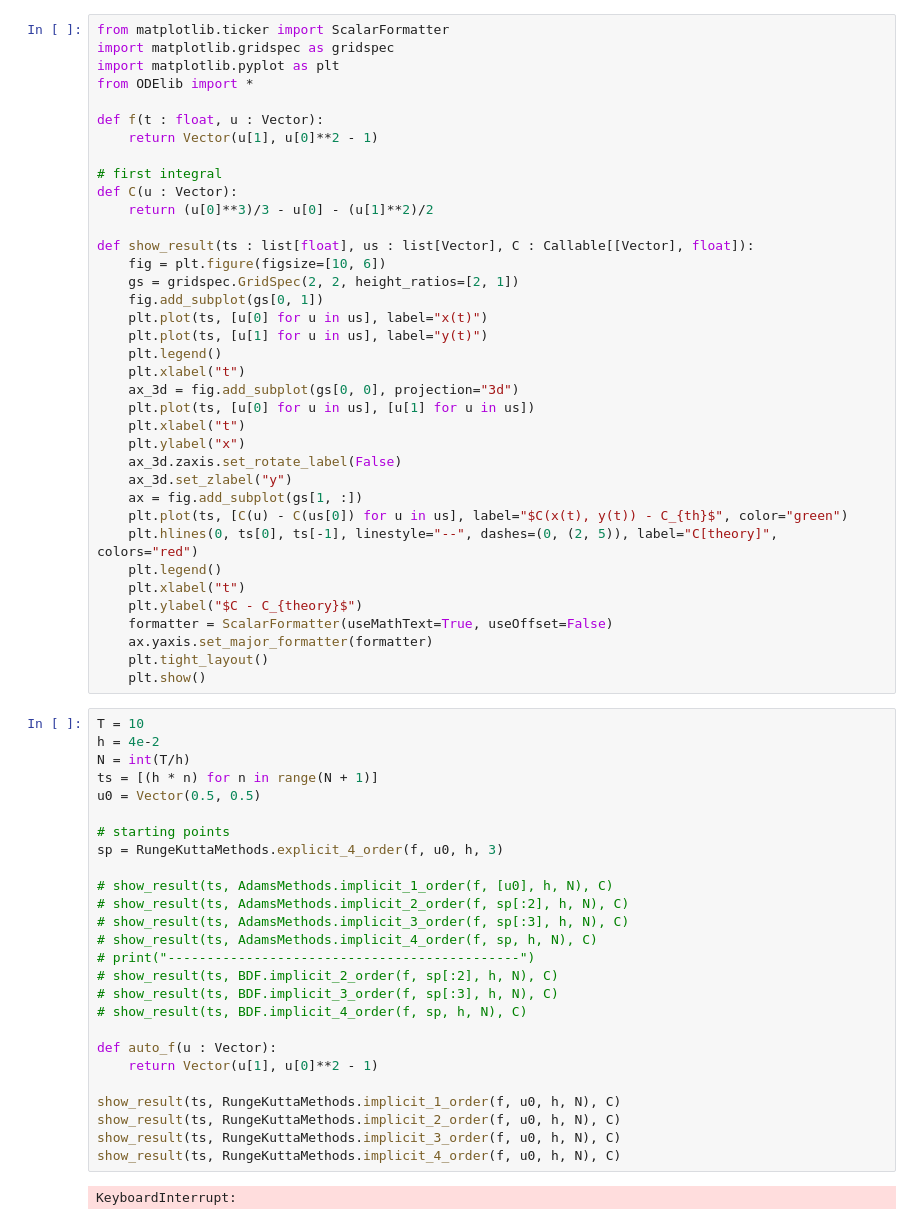
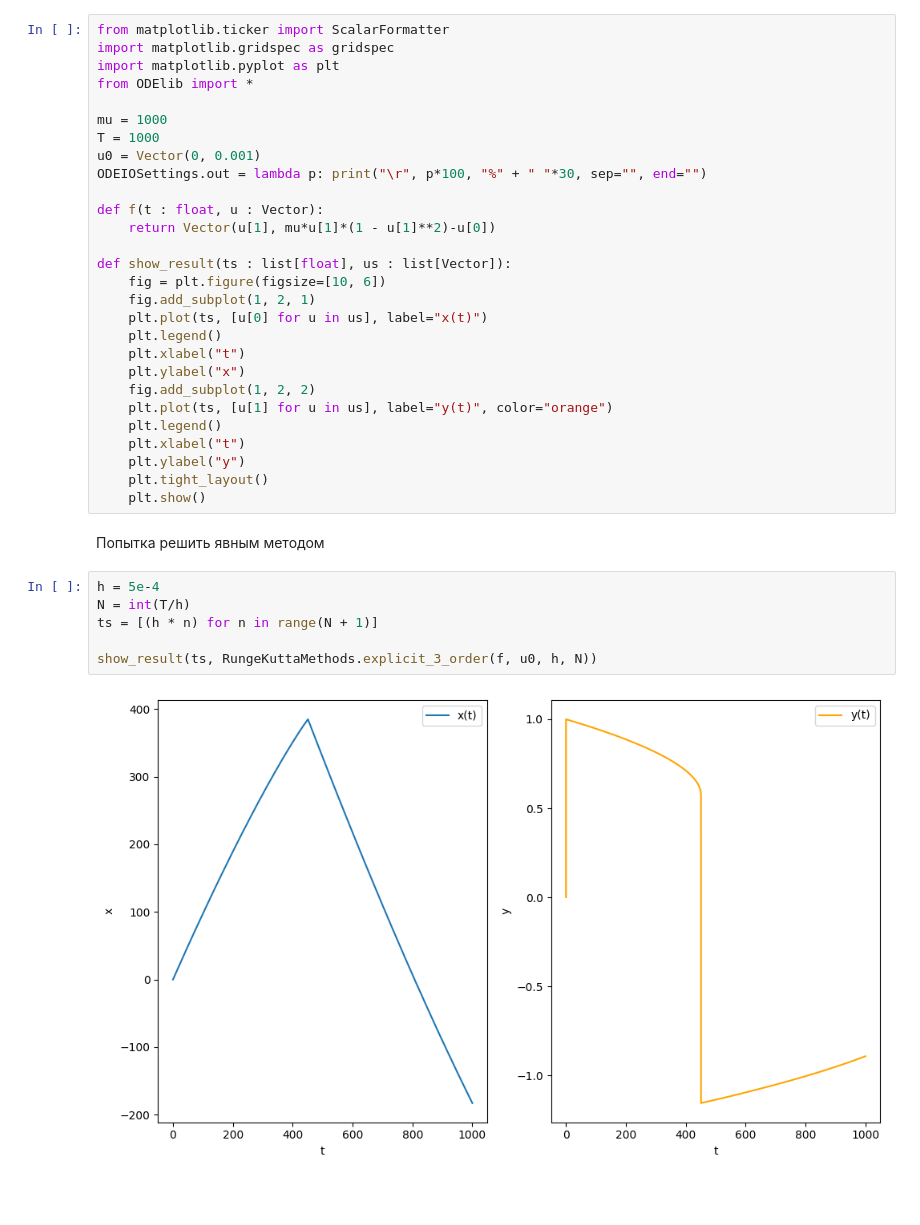
Before and after one commit to VoyakaGOD/computational-mathematics, a Jupyter notebook: stiff-ODE-systems.ipynb, the cells around one changed output. Cells and saved outputs as stored; diff of their text form; blank space fills up the shorter version.

Commit message:
stiff ODE systems: first solutions

```diff
--- a/stiff-ODE-systems.ipynb
+++ b/stiff-ODE-systems.ipynb
@@ -4,62 +15,35 @@ import matplotlib.gridspec as gridspec
 import matplotlib.pyplot as plt
 from ODElib import *
 
+mu = 1000
+T = 1000
+u0 = Vector(0, 0.001)
+ODEIOSettings.out = lambda p: print("\r", p*100, "%" + " "*30, sep="", end="")
+
 def f(t : float, u : Vector):
-    return Vector(u[1], u[0]**2 - 1)
+    return Vector(u[1], mu*u[1]*(1 - u[1]**2)-u[0])
 
-# first integral
-def C(u : Vector):
-    return (u[0]**3)/3 - u[0] - (u[1]**2)/2
-
-def show_result(ts : list[float], us : list[Vector], C : Callable[[Vector], float]):
+def show_result(ts : list[float], us : list[Vector]):
     fig = plt.figure(figsize=[10, 6])
-    gs = gridspec.GridSpec(2, 2, height_ratios=[2, 1])
-    fig.add_subplot(gs[0, 1])
+    fig.add_subplot(1, 2, 1)
     plt.plot(ts, [u[0] for u in us], label="x(t)")
-    plt.plot(ts, [u[1] for u in us], label="y(t)")
     plt.legend()
     plt.xlabel("t")
-    ax_3d = fig.add_subplot(gs[0, 0], projection="3d")
-    plt.plot(ts, [u[0] for u in us], [u[1] for u in us])
-    plt.xlabel("t")
     plt.ylabel("x")
-    ax_3d.zaxis.set_rotate_label(False)
-    ax_3d.set_zlabel("y")
-    ax = fig.add_subplot(gs[1, :])
-    plt.plot(ts, [C(u) - C(us[0]) for u in us], label="$C(x(t), y(t)) - C_{th}$", color="green")
-    plt.hlines(0, ts[0], ts[-1], linestyle="--", dashes=(0, (2, 5)), label="C[theory]", colors="red")
+    fig.add_subplot(1, 2, 2)
+    plt.plot(ts, [u[1] for u in us], label="y(t)", color="orange")
     plt.legend()
     plt.xlabel("t")
-    plt.ylabel("$C - C_{theory}$")
-    formatter = ScalarFormatter(useMathText=True, useOffset=False)
-    ax.yaxis.set_major_formatter(formatter)
+    plt.ylabel("y")
     plt.tight_layout()
     plt.show()
-# %%
-T = 10
-h = 4e-2
-N = int(T/h)
-ts = [(h * n) for n in range(N + 1)]
-u0 = Vector(0.5, 0.5)
-
-# starting points
-sp = RungeKuttaMethods.explicit_4_order(f, u0, h, 3)
-
-# show_result(ts, AdamsMethods.implicit_1_order(f, [u0], h, N), C)
-# show_result(ts, AdamsMethods.implicit_2_order(f, sp[:2], h, N), C)
-# show_result(ts, AdamsMethods.implicit_3_order(f, sp[:3], h, N), C)
-# show_result(ts, AdamsMethods.implicit_4_order(f, sp, h, N), C)
-# print("---------------------------------------------")
-# show_result(ts, BDF.implicit_2_order(f, sp[:2], h, N), C)
-# show_result(ts, BDF.implicit_3_order(f, sp[:3], h, N), C)
-# show_result(ts, BDF.implicit_4_order(f, sp, h, N), C)
-
-def auto_f(u : Vector):
-    return Vector(u[1], u[0]**2 - 1)
-
-show_result(ts, RungeKuttaMethods.implicit_1_order(f, u0, h, N), C)
-show_result(ts, RungeKuttaMethods.implicit_2_order(f, u0, h, N), C)
-show_result(ts, RungeKuttaMethods.implicit_3_order(f, u0, h, N), C)
-show_result(ts, RungeKuttaMethods.implicit_4_order(f, u0, h, N), C)
-# %% [output]
-KeyboardInterrupt:
+# %% [markdown]
+Попытка решить явным методом
+# %%
+h = 5e-4
+N = int(T/h)
+ts = [(h * n) for n in range(N + 1)]
+
+show_result(ts, RungeKuttaMethods.explicit_3_order(f, u0, h, N))
+# %% [output]
+[figure, added]
```
Also changed, not shown: parts of 8 cells of this notebook, 2 other files.
